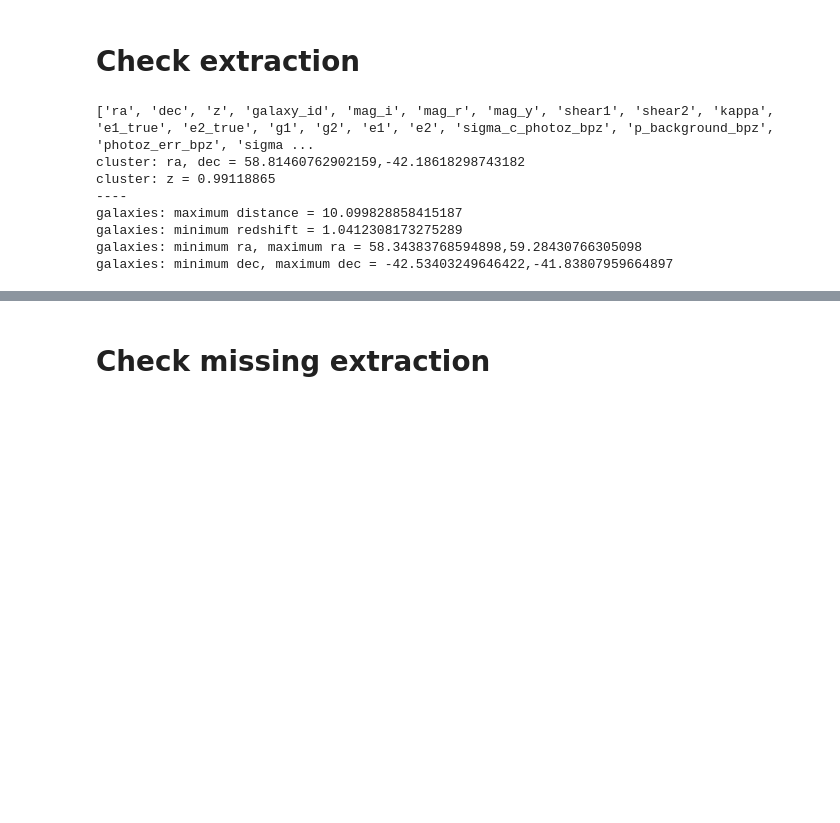
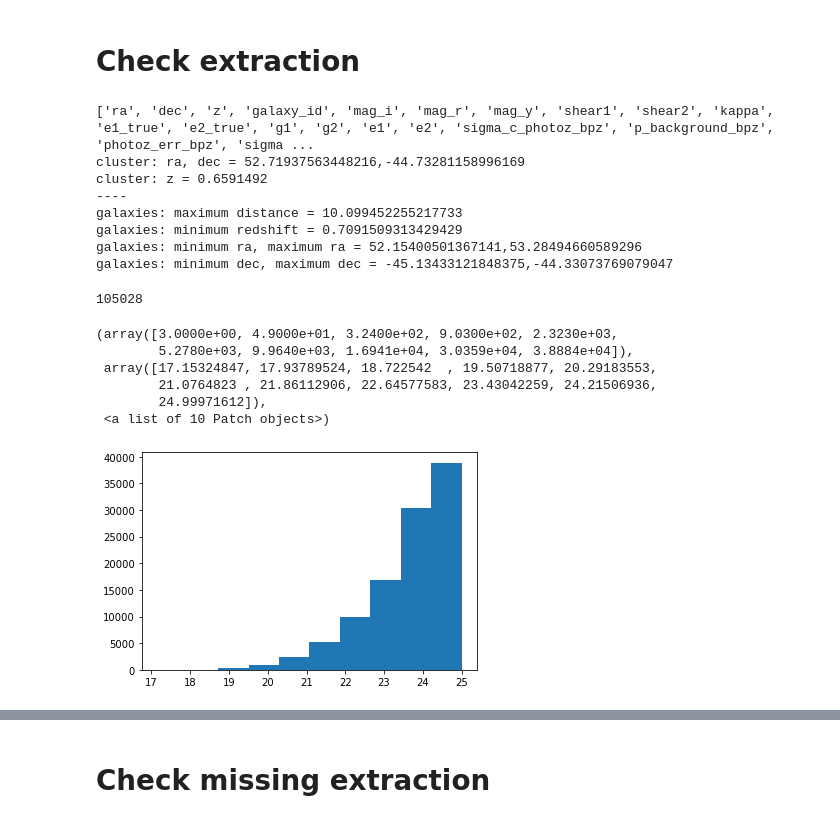
Before and after one commit to LSSTDESC/CLMassDC2, a Jupyter notebook: data/data_extraction/see_extract.ipynb, the cells around one changed output, grey strips where cells are left out. Saved outputs shown, nothing was run; the diff lists cells and outputs as text; code cells hidden in the pictures; blank space fills up the shorter version.

```diff
--- a/data/data_extraction/see_extract.ipynb
+++ b/data/data_extraction/see_extract.ipynb
@@ -51,19 +69,36 @@ for f in file:
 # %%
 lens_cat = edit.load_pickle('/pbs/throng/lsst/users/cpayerne/CLMassDC2/data/lens_catalog_cosmoDC2_v1.1.4_redmapper_v0.8.1.pkl')
 # %%
-index = 100
+index = 10#int(np.random.random()*4000)
 cltest = edit.load_pickle(file[index])
 cluster_id = int(file[index].split('.pkl')[0].split('halo_')[1])
 lens = lens_cat[lens_cat['cluster_id'] == cluster_id][0]
 ra, dec, z = lens['ra'], lens['dec'], lens['redshift']
 # %%
+#cltest['e1'] = cltest[ 'e1_HSM']
+#cltest['e2'] = cltest[ 'e2_HSM']
+#cltest['z'] = cltest['photoz_mean']
 see.check(cltest, ra, dec, z, cosmo)
 # %% [output]
 ['ra', 'dec', 'z', 'galaxy_id', 'mag_i', 'mag_r', 'mag_y', 'shear1', 'shear2', 'kappa', 'e1_true', 'e2_true', 'g1', 'g2', 'e1', 'e2', 'sigma_c_photoz_bpz', 'p_background_bpz', 'photoz_err_bpz', 'sigma ...
-cluster: ra, dec = 58.81460762902159,-42.18618298743182
-cluster: z = 0.99118865
+cluster: ra, dec = 52.71937563448216,-44.73281158996169
+cluster: z = 0.6591492
 ----
-galaxies: maximum distance = 10.099828858415187
-galaxies: minimum redshift = 1.0412308173275289
-galaxies: minimum ra, maximum ra = 58.34383768594898,59.28430766305098
-galaxies: minimum dec, maximum dec = -42.53403249646422,-41.83807959664897
+galaxies: maximum distance = 10.099452255217733
+galaxies: minimum redshift = 0.7091509313429429
+galaxies: minimum ra, maximum ra = 52.15400501367141,53.28494660589296
+galaxies: minimum dec, maximum dec = -45.13433121848375,-44.33073769079047
+# %%
+len(cltest)
+# %% [output]
+105028
+# %%
+plt.hist(cltest['mag_i_cModel'])
+# %% [output]
+(array([3.0000e+00, 4.9000e+01, 3.2400e+02, 9.0300e+02, 2.3230e+03,
+        5.2780e+03, 9.9640e+03, 1.6941e+04, 3.0359e+04, 3.8884e+04]),
+ array([17.15324847, 17.93789524, 18.722542  , 19.50718877, 20.29183553,
+        21.0764823 , 21.86112906, 22.64577583, 23.43042259, 24.21506936,
+        24.99971612]),
+ <a list of 10 Patch objects>)
+[figure, added]
```
Also changed, not shown: parts of 21 cells of this notebook, 20 other files.
